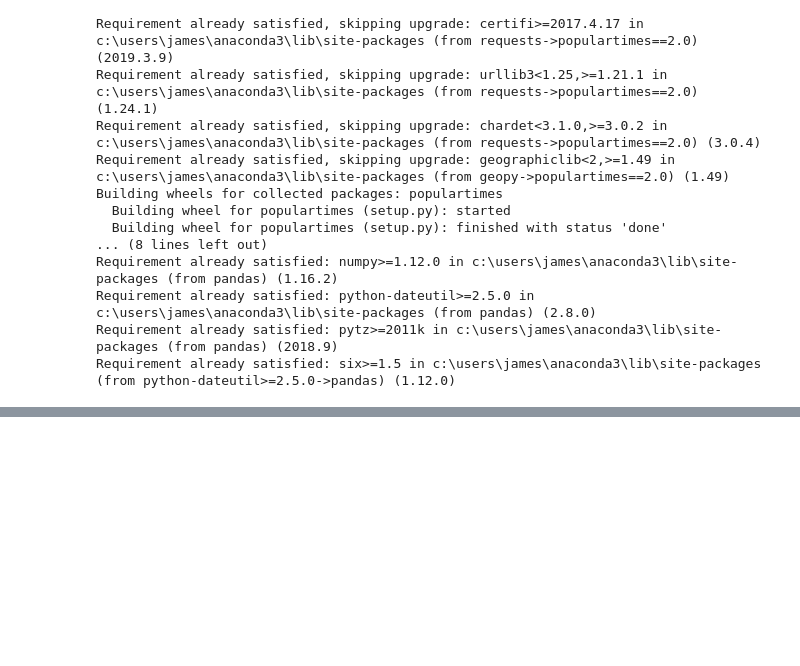
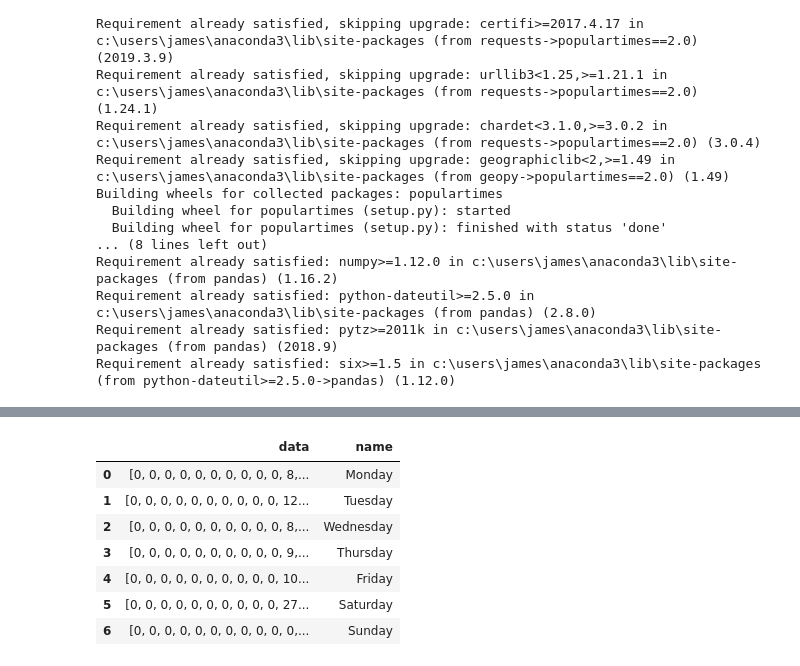
Before and after one commit to ninjananjo/Clothing-Store-Competition, a Jupyter notebook: Store Popular Times.ipynb, the cells around one changed output, grey strips where cells are left out. Drawn from its saved outputs; the diff is of its cells as text; code cells hidden in the pictures; blank space fills up the shorter version.

```diff
--- a/Store Popular Times.ipynb
+++ b/Store Popular Times.ipynb
@@ -193,2 +191,18 @@ test1
+# %%
+#Check normal hours of particular store
+place_id_test = 'ChIJvUYBYLuue0gRKwHtN1aAiN4'
+df_normalhours = df_populartimes[df_populartimes['id']==place_id_test]
+df_normalhours = json_normalize(df_normalhours['populartimes'][df_normalhours.index.values[0]], errors = 'ignore')
+df_normalhours = df_normalhours.style.set_properties(subset=['data'], **{'width': '500px'})
+df_normalhours
+# %% [output]
+|  | data | name |
+| 0 | [0, 0, 0, 0, 0, 0, 0, 0, 0, 0, 8,... | Monday |
+| 1 | [0, 0, 0, 0, 0, 0, 0, 0, 0, 0, 12... | Tuesday |
+| 2 | [0, 0, 0, 0, 0, 0, 0, 0, 0, 0, 8,... | Wednesday |
+| 3 | [0, 0, 0, 0, 0, 0, 0, 0, 0, 0, 9,... | Thursday |
+| 4 | [0, 0, 0, 0, 0, 0, 0, 0, 0, 0, 10... | Friday |
+| 5 | [0, 0, 0, 0, 0, 0, 0, 0, 0, 0, 27... | Saturday |
+| 6 | [0, 0, 0, 0, 0, 0, 0, 0, 0, 0, 0,... | Sunday |
 # %%
 #populartimes.get('AIzaSyBTqRFNpFXp2r8o0lk6tbGIU92_35caKSU',['clothing_store'],(51.51568529999999,-0.1416379),(51.5156853,-0.1416379), radius=100)
```
Also changed, not shown: parts of 5 cells of this notebook, 1 other file.
